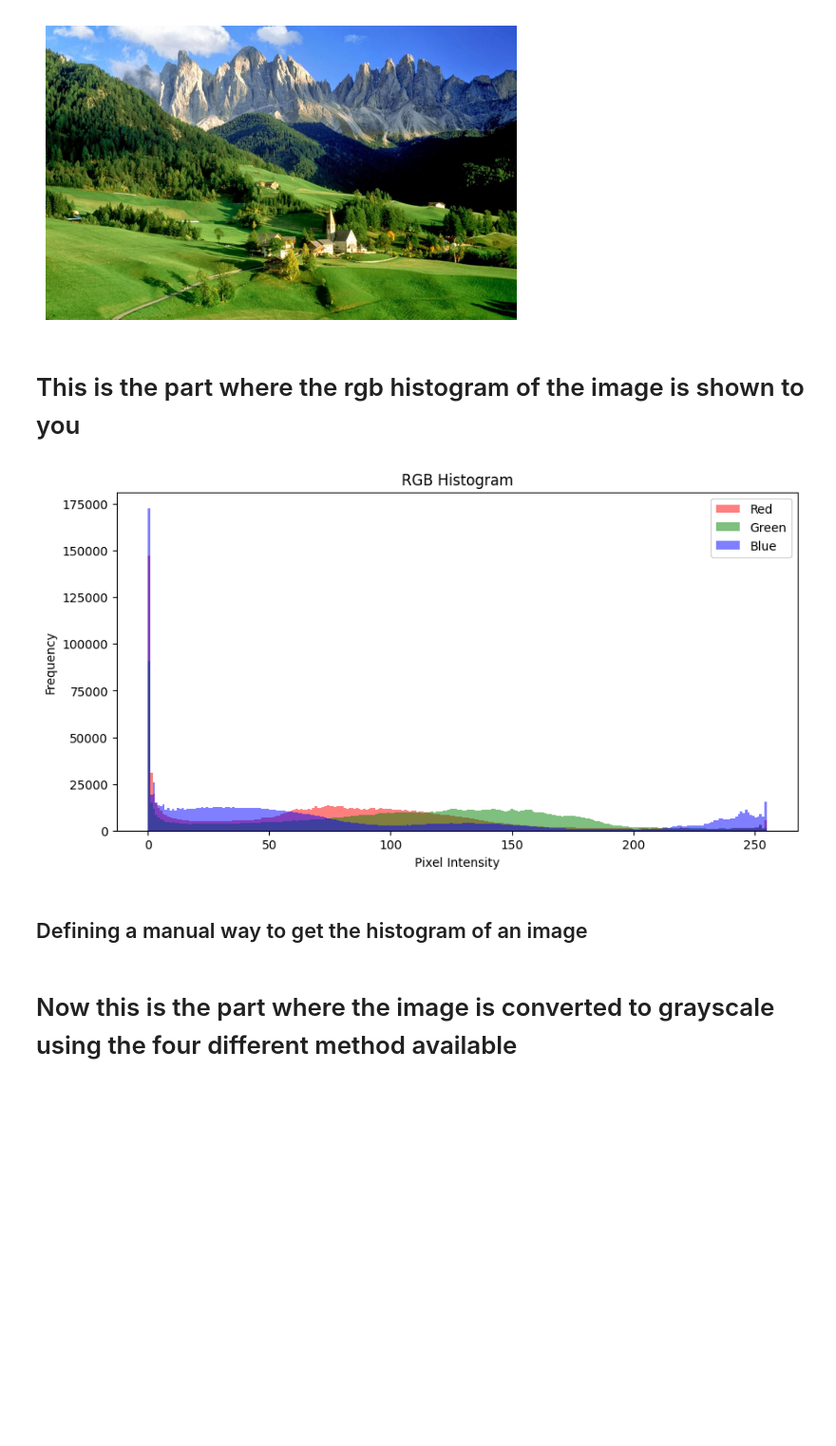
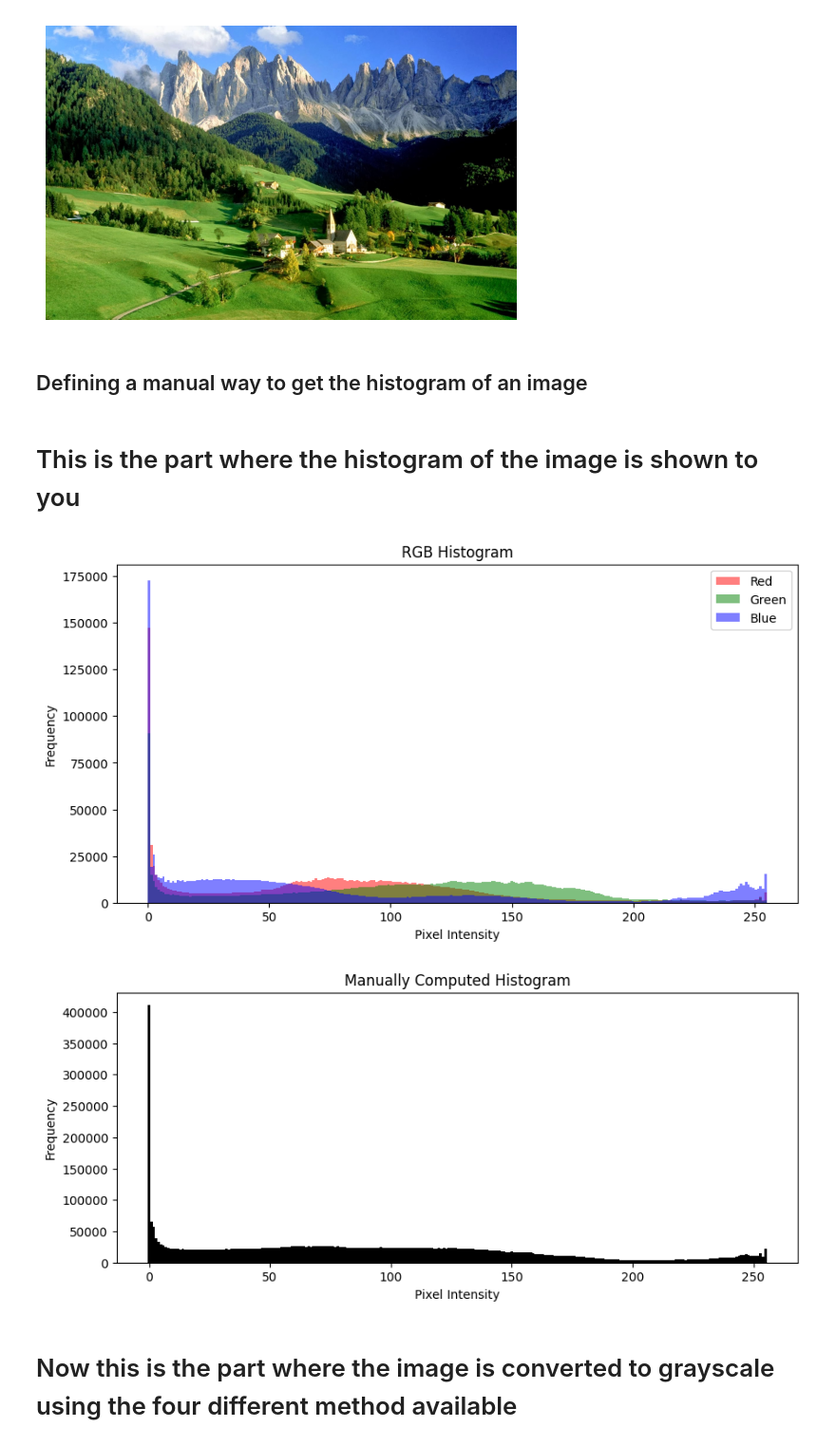
Before and after one commit to x1nx3r/image-analysis-learning-journals, a Jupyter notebook: open_and_create_a_histogram.ipynb, the cells around one changed output. Shown at 95% size. Drawn from its saved outputs; the diff is of its cells as text; code cells hidden in the pictures; blank space fills up the shorter version.

```diff
--- a/open_and_create_a_histogram.ipynb
+++ b/open_and_create_a_histogram.ipynb
@@ -26,27 +26,6 @@ plt.axis("off")
 plt.show()
 # %% [output]
 [figure]
-# %% [markdown]
-# This is the part where the rgb histogram of the image is shown to you
-# %%
-# Flatten the image into separate R, G, B channels
-r_vals = img[:, :, 0].flatten()
-g_vals = img[:, :, 1].flatten()
-b_vals = img[:, :, 2].flatten()
-
-# Plot the histogram for each channel
-plt.figure(figsize=(10, 5))
-plt.hist(r_vals, bins=256, color="red", alpha=0.5, label="Red")
-plt.hist(g_vals, bins=256, color="green", alpha=0.5, label="Green")
-plt.hist(b_vals, bins=256, color="blue", alpha=0.5, label="Blue")
-
-plt.xlabel("Pixel Intensity")
-plt.ylabel("Frequency")
-plt.legend()
-plt.title("RGB Histogram")
-plt.show()
-# %% [output]
-[figure, removed]
 # %% [markdown]
 ## Defining a manual way to get the histogram of an image
 # %%
@@ -59,6 +38,39 @@ def compute_histogram(image):
         hist[int(pixel)] += 1  # Convert float intensity to integer bin
 
     return hist
+# %% [markdown]
+# This is the part where the histogram of the image is shown to you
+# %%
+# Flatten the image into separate R, G, B channels
+r_vals = img[:, :, 0].flatten()
+g_vals = img[:, :, 1].flatten()
+b_vals = img[:, :, 2].flatten()
+
+# Plot the histogram for each channel
+plt.figure(figsize=(10, 5))
+plt.hist(r_vals, bins=256, color="red", alpha=0.5, label="Red")
+plt.hist(g_vals, bins=256, color="green", alpha=0.5, label="Green")
+plt.hist(b_vals, bins=256, color="blue", alpha=0.5, label="Blue")
+
+plt.xlabel("Pixel Intensity")
+plt.ylabel("Frequency")
+plt.legend()
+plt.title("RGB Histogram")
+plt.show()
+
+# Compute histogram for the image
+histogram = compute_histogram(img)
+
+# Plot histogram
+plt.figure(figsize=(10, 4))
+plt.bar(range(256), histogram, color='black', width=1.0)
+plt.xlabel("Pixel Intensity")
+plt.ylabel("Frequency")
+plt.title("Manually Computed Histogram")
+plt.show()
+# %% [output]
+[figure, added]
+[figure, added]
 # %% [markdown]
 # Now this is the part where the image is converted to grayscale using the four different method available
 # %% [markdown]
```
